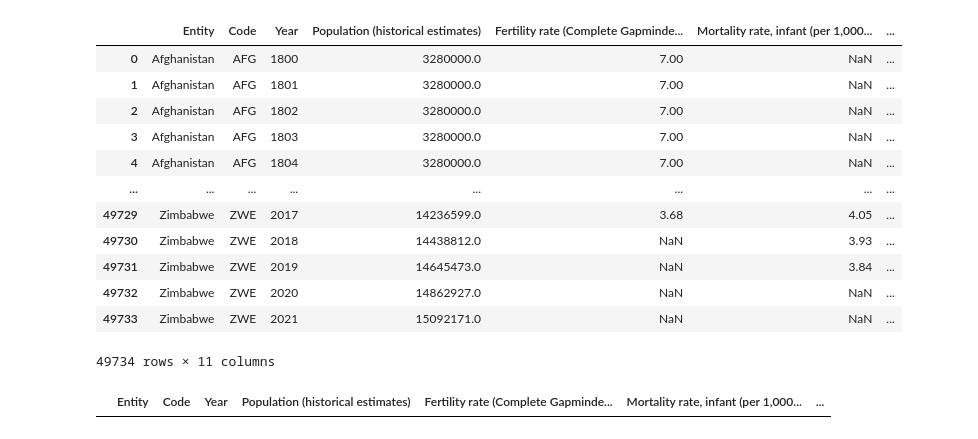
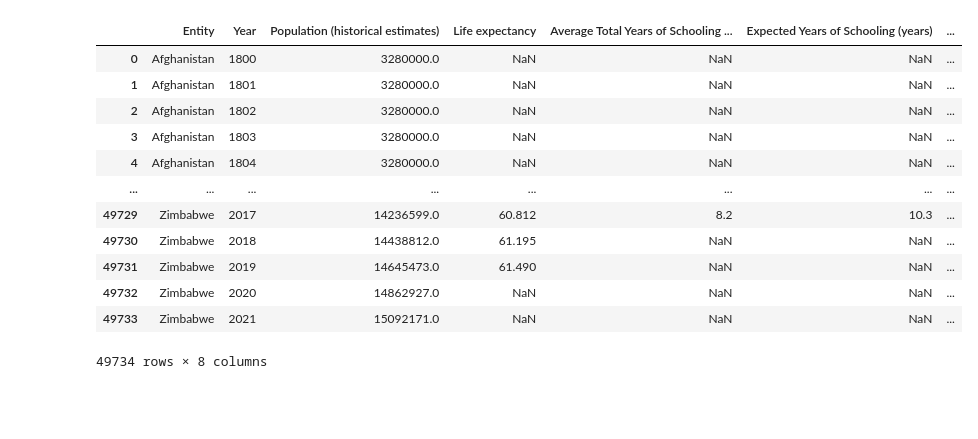
Before and after one commit to jcarballo1/cs5395-project1, a Jupyter notebook: Project1_V2.ipynb, the cells around one changed output. Drawn from its saved outputs; the diff is of its cells as text; code cells hidden in the pictures; blank space fills up the shorter version.

```diff
--- a/Project1_V2.ipynb
+++ b/Project1_V2.ipynb
@@ -3,5 +7,5 @@ import pandas as pd
 # %%
-df = pd.read_csv("aggregate_population_data.csv")
+df = pd.read_csv("aggregate_hdi_indicators_with_population.csv")
 # %%
 df
 # %% [output]
@@ -29,16 +24,0 @@ df3 = pd.read_csv("aggregate_hdi_indicators_with_population.csv")
-# %%
-df3
-# %% [output]
-|  | Entity | Code | Year | Population (historical estimates) | Fertility rate (Complete Gapminde... | Mortality rate, infant (per 1,000... | ... |
-| 0 | Afghanistan | AFG | 1800 | 3280000.0 | 7.00 | NaN | ... |
-| 1 | Afghanistan | AFG | 1801 | 3280000.0 | 7.00 | NaN | ... |
-| 2 | Afghanistan | AFG | 1802 | 3280000.0 | 7.00 | NaN | ... |
-| 3 | Afghanistan | AFG | 1803 | 3280000.0 | 7.00 | NaN | ... |
-| 4 | Afghanistan | AFG | 1804 | 3280000.0 | 7.00 | NaN | ... |
-| ... | ... | ... | ... | ... | ... | ... | ... |
-| 49729 | Zimbabwe | ZWE | 2017 | 14236599.0 | 3.68 | 4.05 | ... |
-| 49730 | Zimbabwe | ZWE | 2018 | 14438812.0 | NaN | 3.93 | ... |
-| 49731 | Zimbabwe | ZWE | 2019 | 14645473.0 | NaN | 3.84 | ... |
-| 49732 | Zimbabwe | ZWE | 2020 | 14862927.0 | NaN | NaN | ... |
-| 49733 | Zimbabwe | ZWE | 2021 | 15092171.0 | NaN | NaN | ... |
-49734 rows × 11 columns
@@ -47,4 +24,0 @@ df4 = df3[df3['Entity'] == "World"]
-# %%
-df4
-# %% [output]
-|  | Entity | Code | Year | Population (historical estimates) | Fertility rate (Complete Gapminde... | Mortality rate, infant (per 1,000... | ... |
@@ -50,0 +51,18 @@ df4
+# %%
+factors = df.drop(columns = ['Fertility rate (Complete Gapminder, v12) (2017)', 'Mortality rate, infant (per 1,000 live births)', 'Code'])
+# %%
+factors
+# %% [output]
+|  | Entity | Year | Population (historical estimates) | Life expectancy | Average Total Years of Schooling ... | Expected Years of Schooling (years) | ... |
+| 0 | Afghanistan | 1800 | 3280000.0 | NaN | NaN | NaN | ... |
+| 1 | Afghanistan | 1801 | 3280000.0 | NaN | NaN | NaN | ... |
+| 2 | Afghanistan | 1802 | 3280000.0 | NaN | NaN | NaN | ... |
+| 3 | Afghanistan | 1803 | 3280000.0 | NaN | NaN | NaN | ... |
+| 4 | Afghanistan | 1804 | 3280000.0 | NaN | NaN | NaN | ... |
+| ... | ... | ... | ... | ... | ... | ... | ... |
+| 49729 | Zimbabwe | 2017 | 14236599.0 | 60.812 | 8.2 | 10.3 | ... |
+| 49730 | Zimbabwe | 2018 | 14438812.0 | 61.195 | NaN | NaN | ... |
+| 49731 | Zimbabwe | 2019 | 14645473.0 | 61.490 | NaN | NaN | ... |
+| 49732 | Zimbabwe | 2020 | 14862927.0 | NaN | NaN | NaN | ... |
+| 49733 | Zimbabwe | 2021 | 15092171.0 | NaN | NaN | NaN | ... |
+49734 rows × 8 columns
```
Also changed, not shown: parts of 22 cells of this notebook.
